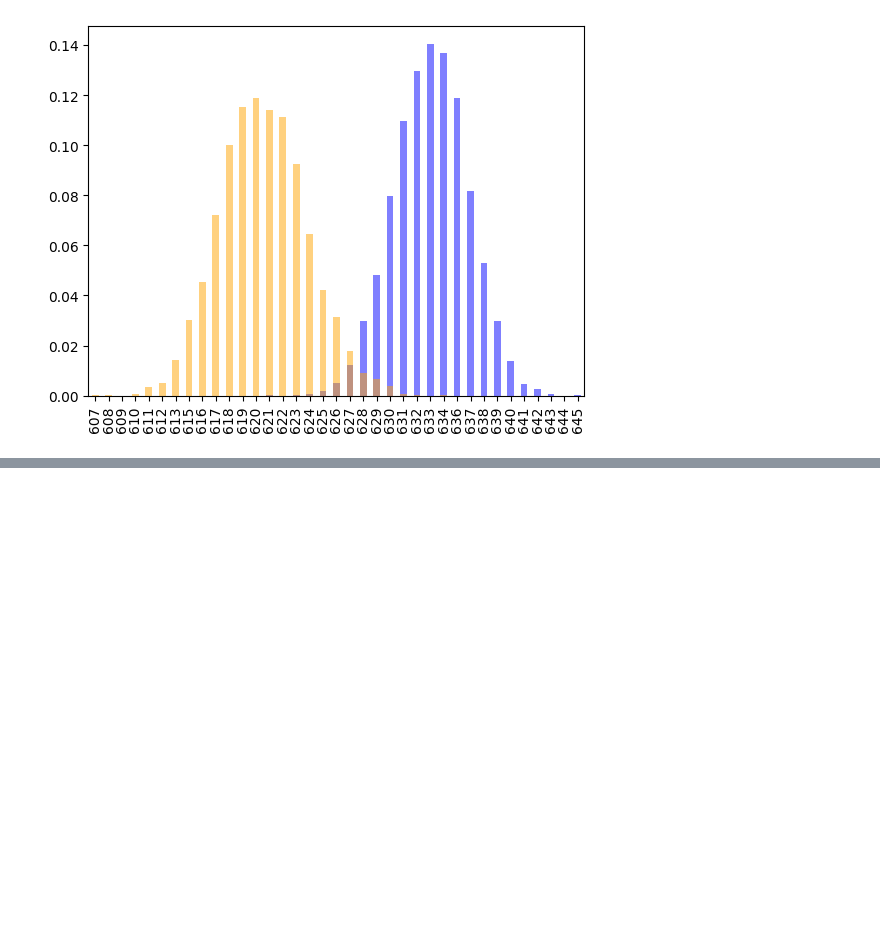
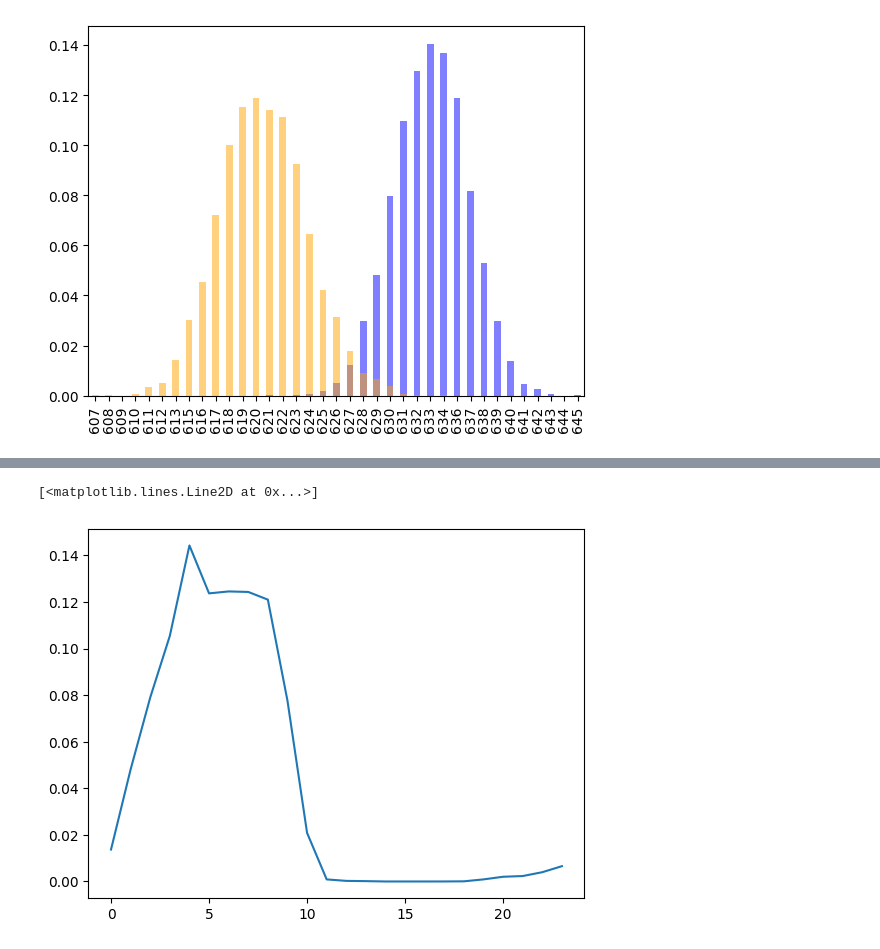
Before and after one commit to akr35/lnpr, a Jupyter notebook: section_sensor/lidar_600.ipynb, the cells around one changed output, grey strips where cells are left out. Drawn from its saved outputs; the diff is of its cells as text; code cells hidden in the pictures; blank space fills up the shorter version.

```diff
--- a/section_sensor/lidar_600.ipynb
+++ b/section_sensor/lidar_600.ipynb
@@ -133,0 +163,10 @@ plt.show()
+# %%
+values_5 = [630,632,636]
+
+estimation = p_t[0]
+for v in values_5:
+    estimation = bayes_estimation(v,estimation)
+plt.plot(estimation)
+# %% [output]
+[<matplotlib.lines.Line2D at 0x...>]
+[figure, added]
```
Also changed, not shown: parts of 5 cells of this notebook.
